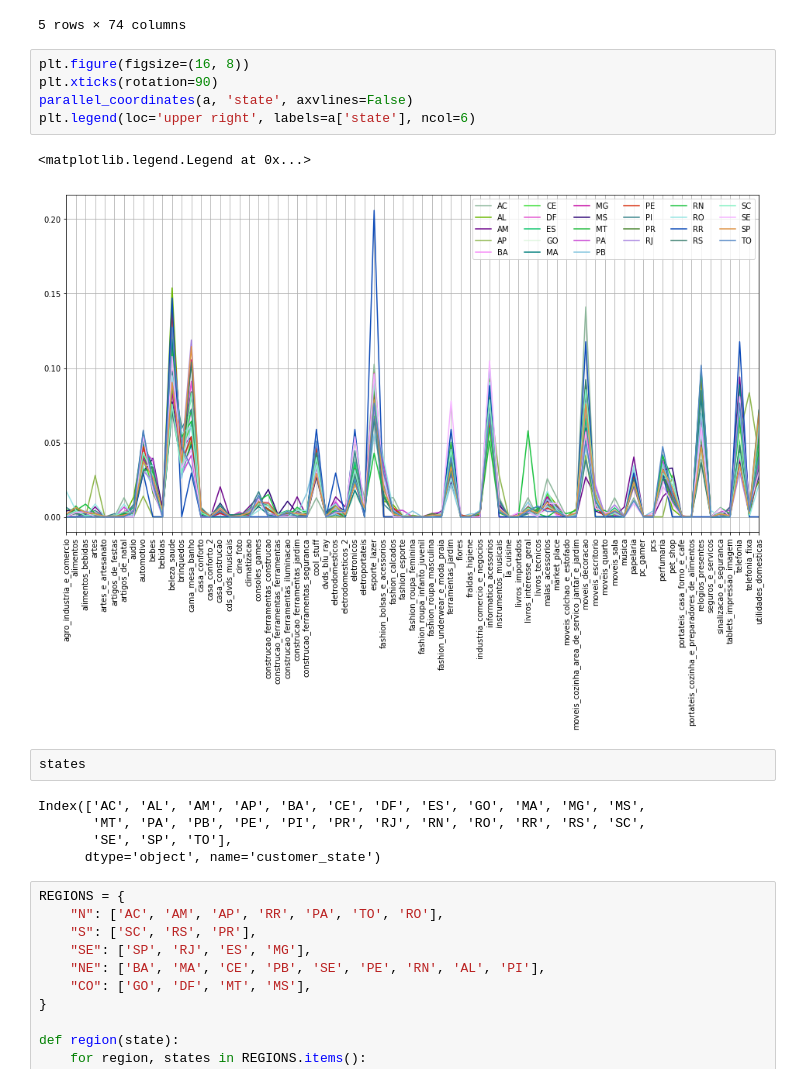
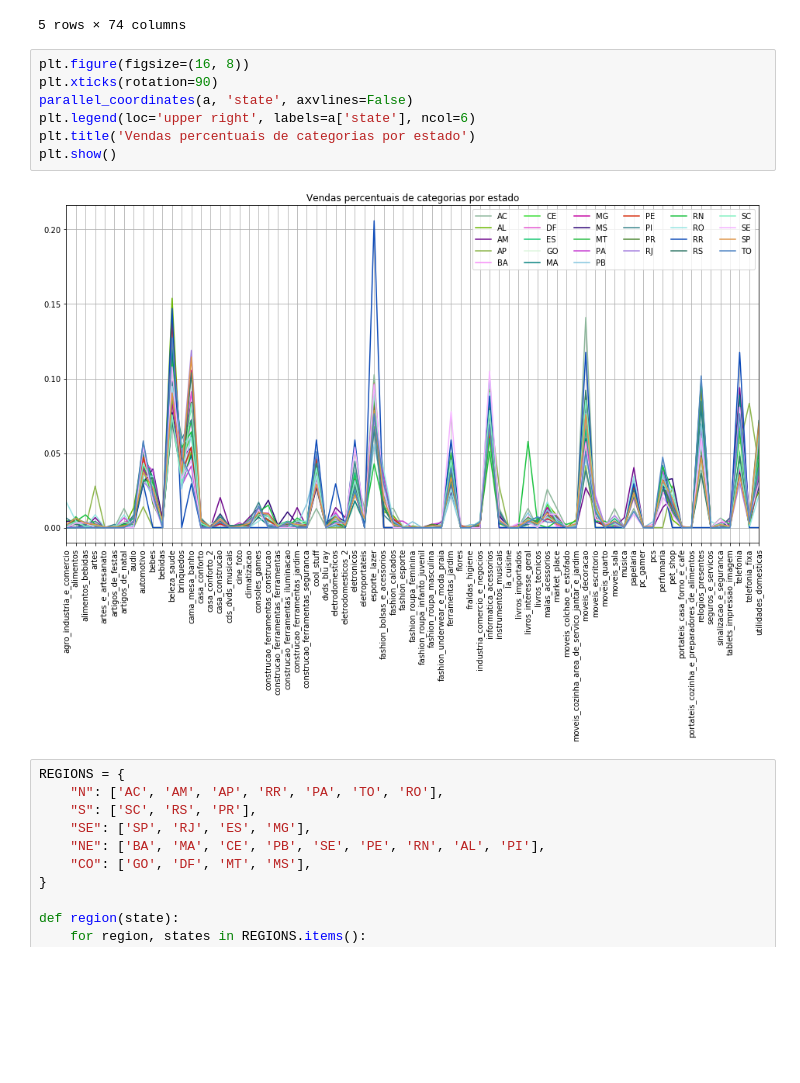
Before and after one commit to GuiBrandt/e-commerce, a Jupyter notebook: Sprint 1/regiao_categoria.ipynb, the cells around one changed output. Cells and saved outputs as stored; diff of their text form; blank space fills up the shorter version.

```diff
--- a/Sprint 1/regiao_categoria.ipynb
+++ b/Sprint 1/regiao_categoria.ipynb
@@ -87,18 +90,12 @@ a.head()
 # %%
 plt.figure(figsize=(16, 8))
 plt.xticks(rotation=90)
 parallel_coordinates(a, 'state', axvlines=False)
 plt.legend(loc='upper right', labels=a['state'], ncol=6)
+plt.title('Vendas percentuais de categorias por estado')
+plt.show()
 # %% [output]
-<matplotlib.legend.Legend at 0x...>
-[figure, old version]
+[figure, new version]
-# %%
-states
-# %% [output]
-Index(['AC', 'AL', 'AM', 'AP', 'BA', 'CE', 'DF', 'ES', 'GO', 'MA', 'MG', 'MS',
-       'MT', 'PA', 'PB', 'PE', 'PI', 'PR', 'RJ', 'RN', 'RO', 'RR', 'RS', 'SC',
-       'SE', 'SP', 'TO'],
-      dtype='object', name='customer_state')
 # %%
 REGIONS = {
     "N": ['AC', 'AM', 'AP', 'RR', 'PA', 'TO', 'RO'],
```
Also changed, not shown: parts of 2 cells of this notebook, 6 other files.
